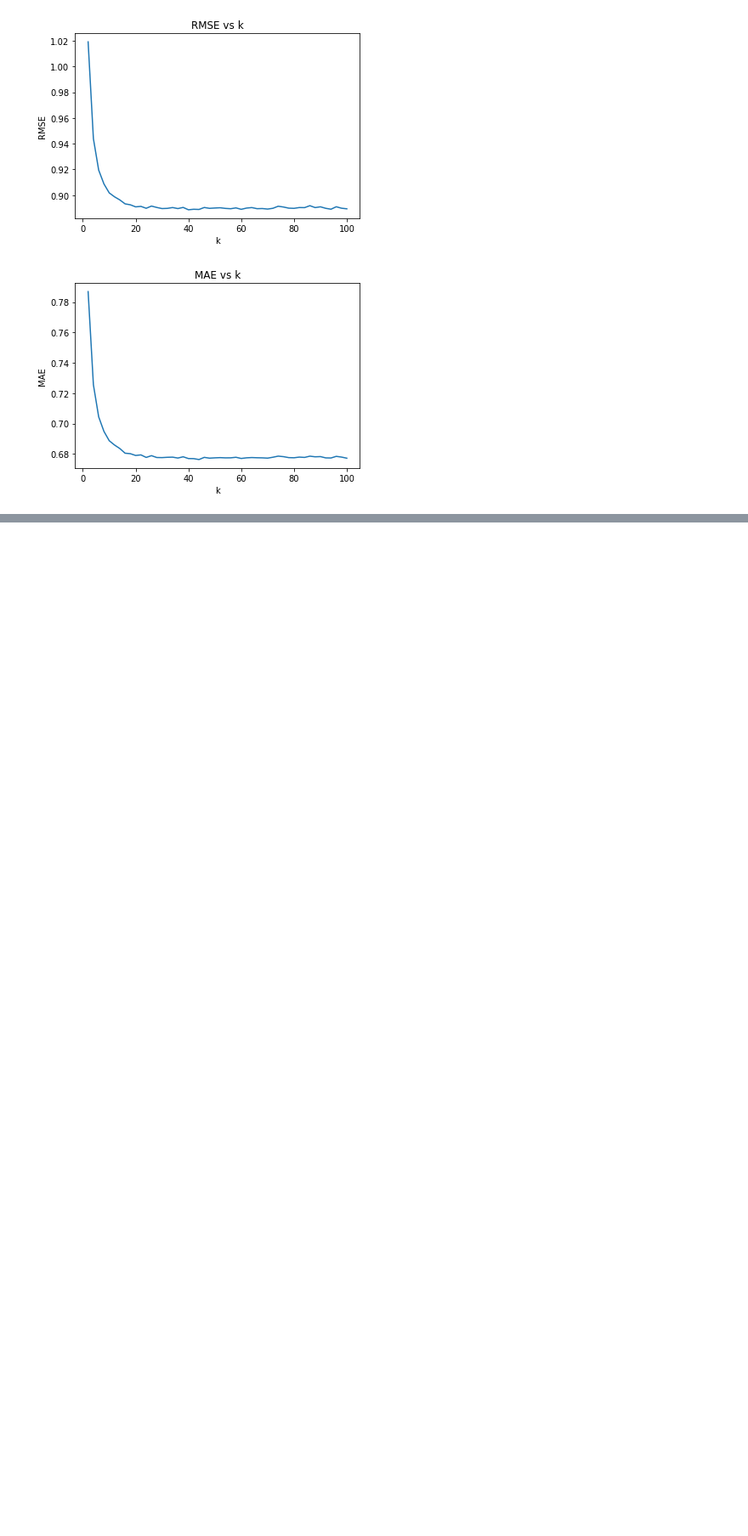
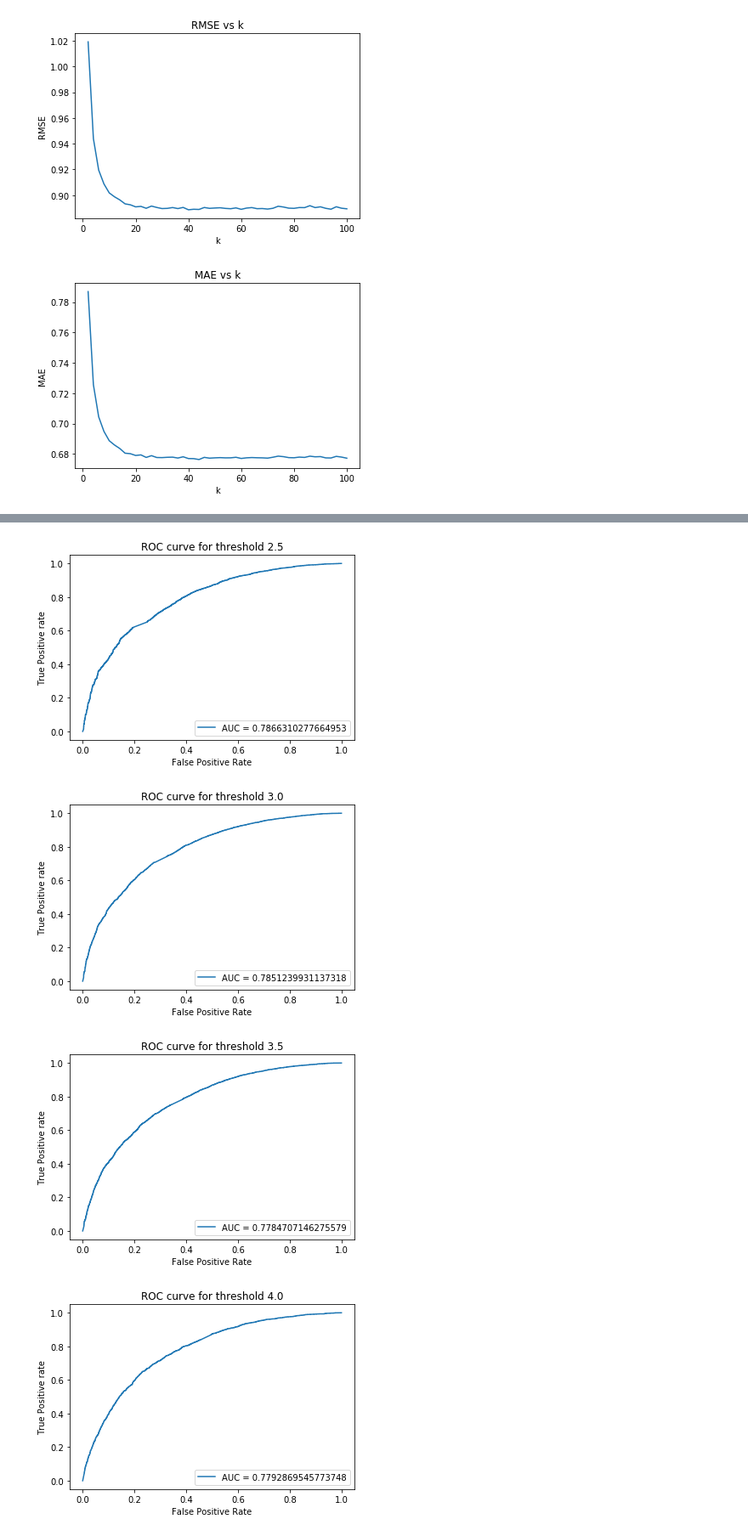
Before and after one commit to sbauersfeld/ECE219, a Jupyter notebook: project3/project3.ipynb, the cells around one changed output, grey strips where cells are left out. Shown at 85% size. Drawn from its saved outputs; the diff is of its cells as text; code cells hidden in the pictures; blank space fills up the shorter version.

```diff
--- a/project3/project3.ipynb
+++ b/project3/project3.ipynb
@@ -155,0 +218,36 @@ plt.show()
+# %%
+best_k = 40
+sim_options = {'name': 'pearson'}
+algo = KNNWithMeans(k=best_k, sim_options=sim_options, verbose=False)
+
+trainset, testset = train_test_split(data, test_size=0.1)
+algo.fit(trainset)
+predictions = algo.test(testset)
+
+thresholds = [2.5, 3.0, 3.5, 4.0]
+for thresh in thresholds:
+    y_true = np.zeros(len(predictions))
+    y_score = np.zeros(len(predictions))
+    for idx, item in enumerate(predictions):
+        if item.r_ui > thresh:
+            y_true[idx] = 1
+        y_score[idx] = item.est
+
+#     y_score /= 5
+
+    fpr, tpr, _ = roc_curve(y_true, y_score)
+    area = 0.0
+    for jdx in range(1, len(fpr)):
+        area += (fpr[jdx] - fpr[jdx-1]) * (tpr[jdx] + tpr[jdx-1]) / 2
+
+    plt.plot(fpr, tpr, label="AUC = {}".format(str(area)))
+    plt.title("ROC curve for threshold {}".format(str(thresh)))
+    plt.xlabel("False Positive Rate")
+    plt.ylabel("True Positive rate")
+    plt.legend(loc="lower right")
+    plt.show()
+# %% [output]
+[figure, added]
+[figure, added]
+[figure, added]
+[figure, added]
```
Also changed, not shown: parts of 6 cells of this notebook.
